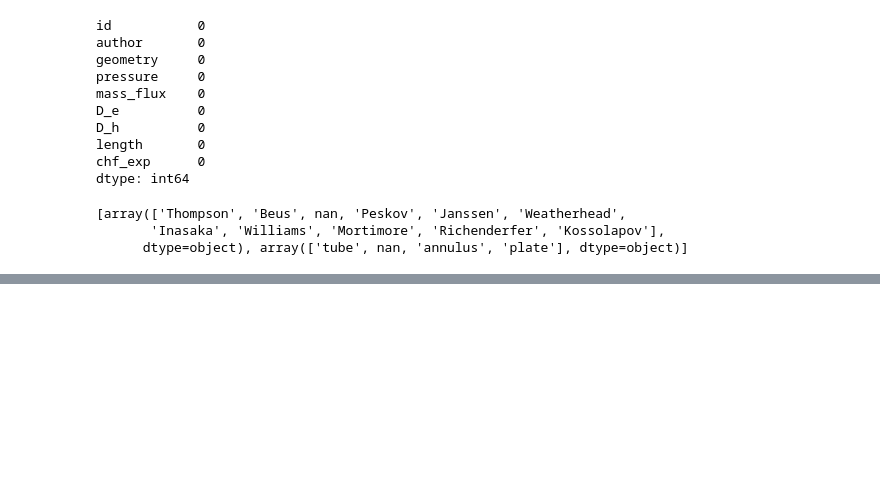
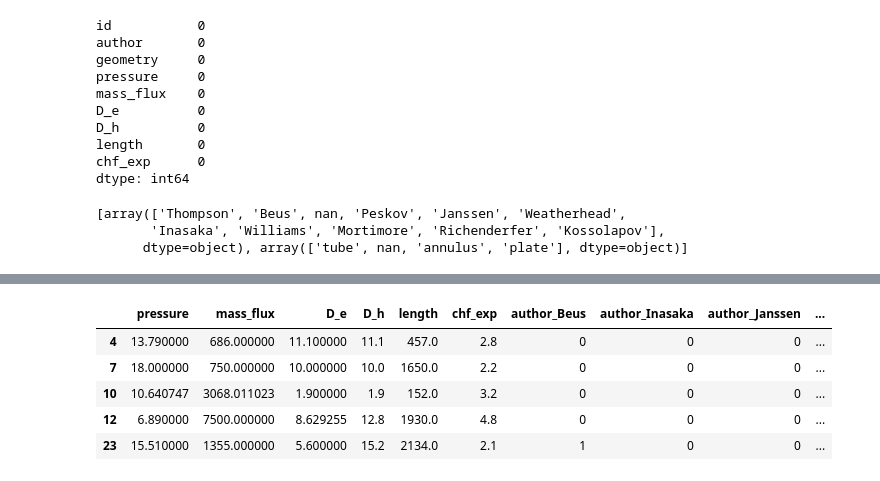
Before and after one commit to charu11/kaggle_competitions, a Jupyter notebook: ps-s3-e15.ipynb, the cells around one changed output, grey strips where cells are left out. Cells and saved outputs as stored; diff of their text form; code cells hidden in the pictures; blank space fills up the shorter version.

```diff
--- a/ps-s3-e15.ipynb
+++ b/ps-s3-e15.ipynb
@@ -179,0 +210,3 @@ print(unqiue_features)
+# %%
+df_final  = df_imp.copy()
+df_final['x_e_out'] = df['x_e_out']
@@ -179,0 +258,9 @@ print(unqiue_features)
+# %%
+df_test_data.head()
+# %% [output]
+|  | pressure | mass_flux | D_e | D_h | length | chf_exp | author_Beus | author_Inasaka | author_Janssen | ... |
+| 4 | 13.790000 | 686.000000 | 11.100000 | 11.1 | 457.0 | 2.8 | 0 | 0 | 0 | ... |
+| 7 | 18.000000 | 750.000000 | 10.000000 | 10.0 | 1650.0 | 2.2 | 0 | 0 | 0 | ... |
+| 10 | 10.640747 | 3068.011023 | 1.900000 | 1.9 | 152.0 | 3.2 | 0 | 0 | 0 | ... |
+| 12 | 6.890000 | 7500.000000 | 8.629255 | 12.8 | 1930.0 | 4.8 | 0 | 0 | 0 | ... |
+| 23 | 15.510000 | 1355.000000 | 5.600000 | 15.2 | 2134.0 | 2.1 | 1 | 0 | 0 | ... |
```
Also changed, not shown: parts of 22 cells of this notebook.
